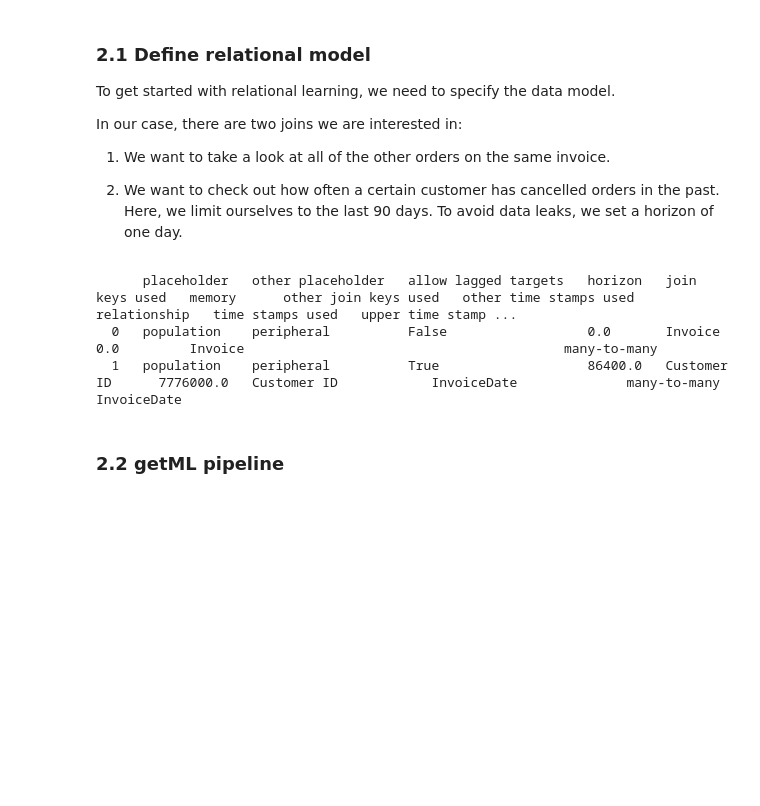
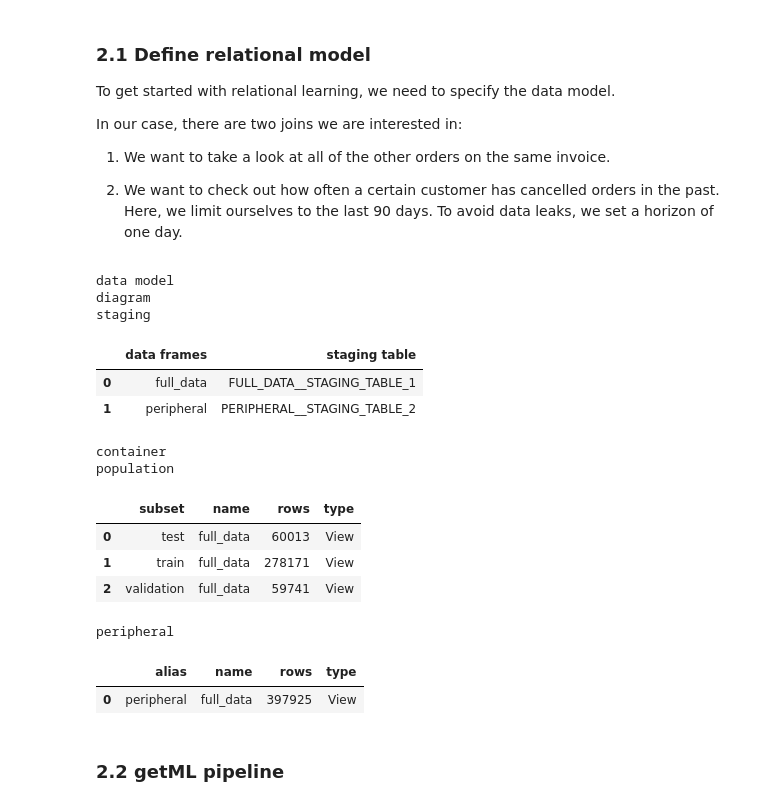
Before and after one commit to getml/getml-demo, a Jupyter notebook: online_retail.ipynb, the cells around one changed output. Cells and saved outputs as stored; diff of their text form; code cells hidden in the pictures; blank space fills up the shorter version.

```diff
--- a/online_retail.ipynb
+++ b/online_retail.ipynb
@@ -219,2 +209,3 @@ data_test = full_data.where("data_test", is_test)
-# %%
-full_data.set_role("Description", getml.data.roles.unused_string)
+# %%
+split = getml.data.split.random(train=0.7, validation=0.15, test=0.15)
+split
@@ -233,30 +234,41 @@ In our case, there are two joins we are interested in:
 
 2) We want to check out how often a certain customer has cancelled orders in the past. Here, we limit ourselves to the last 90 days. To avoid data leaks, we set a horizon of one day.
 # %%
-population = getml.data.Placeholder('population')
+star_schema = getml.data.StarSchema(population=full_data, split=split)
 
-peripheral = getml.data.Placeholder('peripheral')
-
-population.join(
-    peripheral,
-    join_key='Invoice',
-    allow_lagged_targets=False
+star_schema.join(
+    full_data.drop("Description"),
+    alias="peripheral",
+    on='Invoice'
 )
 
-population.join(
-    peripheral,
-    join_key='Customer ID',
-    time_stamp='InvoiceDate',
+star_schema.join(
+    full_data.drop("Description"),
+    alias="peripheral",
+    on='Customer ID',
+    time_stamps='InvoiceDate',
     horizon=getml.data.time.days(1),
     memory=getml.data.time.days(90),
-    allow_lagged_targets=True
+    lagged_targets=True
 )
 
-population
+star_schema
 # %% [output]
-      placeholder   other placeholder   allow lagged targets   horizon   join keys used   memory      other join keys used   other time stamps used   relationship   time stamps used   upper time stamp ...
-  0   population    peripheral          False                  0.0       Invoice          0.0         Invoice                                         many-to-many
-  1   population    peripheral          True                   86400.0   Customer ID      7776000.0   Customer ID            InvoiceDate              many-to-many   InvoiceDate
+data model
+diagram
+staging
+|  | data frames | staging table |
+| 0 | full_data | FULL_DATA__STAGING_TABLE_1 |
+| 1 | peripheral | PERIPHERAL__STAGING_TABLE_2 |
+container
+population
+|  | subset | name | rows | type |
+| 0 | test | full_data | 60013 | View |
+| 1 | train | full_data | 278171 | View |
+| 2 | validation | full_data | 59741 | View |
+peripheral
+|  | alias | name | rows | type |
+| 0 | peripheral | full_data | 397925 | View |
 # %% [markdown]
 ### 2.2 getML pipeline
 # %% [markdown]
```
Also changed, not shown: parts of 13 cells of this notebook.
